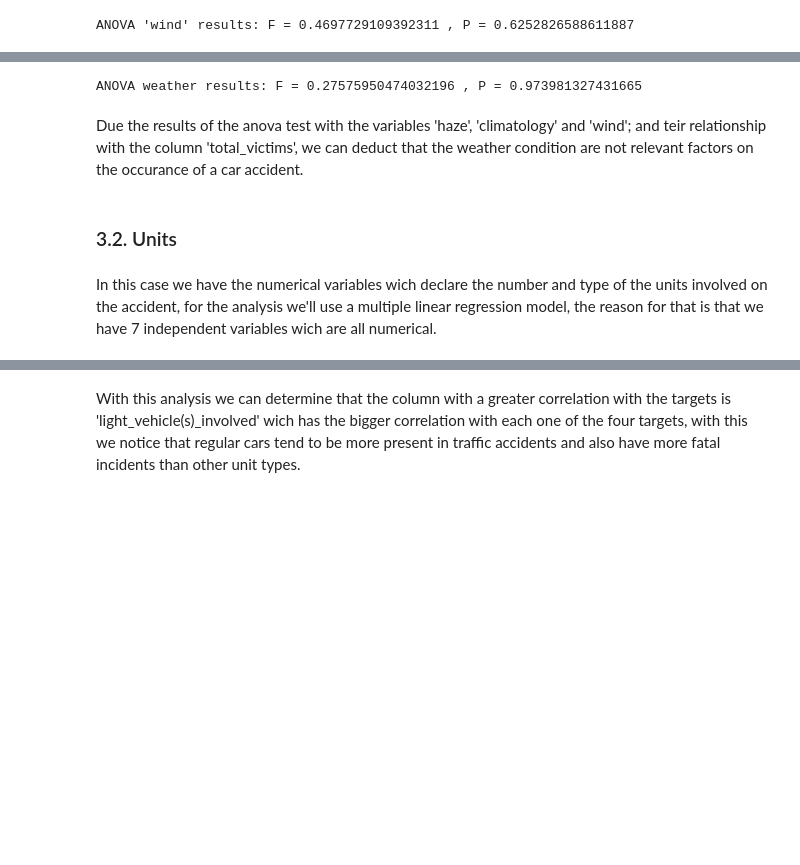
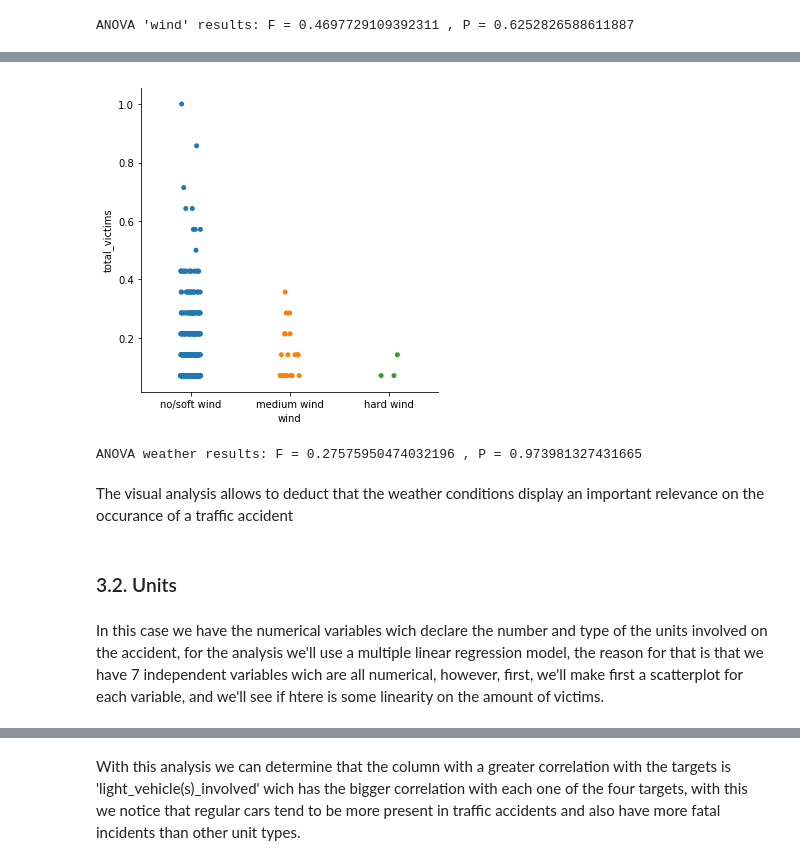
Before and after one commit to andresvarq/Applied-Data-Science-capstone, a Jupyter notebook: capstone-project .ipynb, the cells around one changed output, grey strips where cells are left out. Saved outputs shown, nothing was run; the diff lists cells and outputs as text; code cells hidden in the pictures; blank space fills up the shorter version.

```diff
--- a/capstone-project .ipynb
+++ b/capstone-project .ipynb
@@ -346,3 +356,8 @@ The analysis results tell us thah the most correlated weather variable to the am
+# %%
+# plot of victims with the variables of wind
+ax3 = sns.catplot(x='wind', y='total_victims', data=df)
+# %% [output]
+[figure, added]
 # %%
 # ANOVA test for the variables 'haze', 'climatology' and 'wind', and the total amount of victims
 f_val_weather, p_val_weather = stats.f_oneway(df_wind.get_group('hard wind')['total_victims'], df_wind.get_group('medium wind')['total_victims'],
@@ -352,12 +367,12 @@ f_val_weather, p_val_weather = stats.f_oneway(df_wind.get_group('hard wind')['to
 print( "ANOVA weather results: F =", f_val_weather, ", P =", p_val_weather)
 # %% [output]
 ANOVA weather results: F = 0.27575950474032196 , P = 0.973981327431665
-# %% [markdown]
-Due the results of the anova test with the variables 'haze', 'climatology' and 'wind'; and teir relationship with the column 'total_victims', we can deduct that the weather condition are not relevant factors on the occurance of a car accident.
+# %% [markdown]
+The visual analysis allows to deduct that the weather conditions display an important relevance on the occurance of a traffic accident
 # %% [markdown]
 ### 3.2. Units <a name='unit'></a>
 # %% [markdown]
-In this case we have the numerical variables wich declare the number and type of the units involved on the accident, for the analysis we'll use a multiple linear regression model, the reason for that is that we have 7 independent variables wich are all numerical.
+In this case we have the numerical variables wich declare the number and type of the units involved on the accident, for the analysis we'll use a multiple linear regression model, the reason for that is that we have 7 independent variables wich are all numerical, however, first, we'll make first a scatterplot for each variable, and we'll see if htere is some linearity on the amount of victims.
 # %%
 #correlation between numeric variables in df
 df.corr()
```
Also changed, not shown: parts of 41 cells of this notebook, 4 other files.
